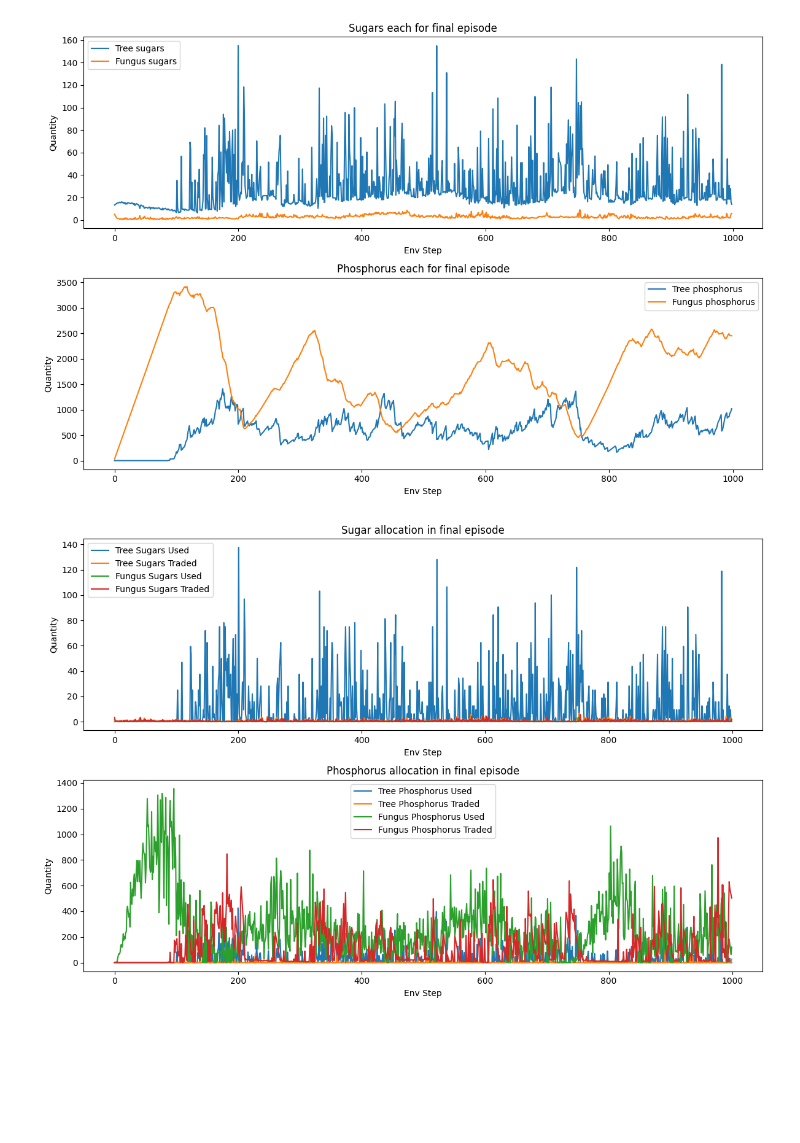
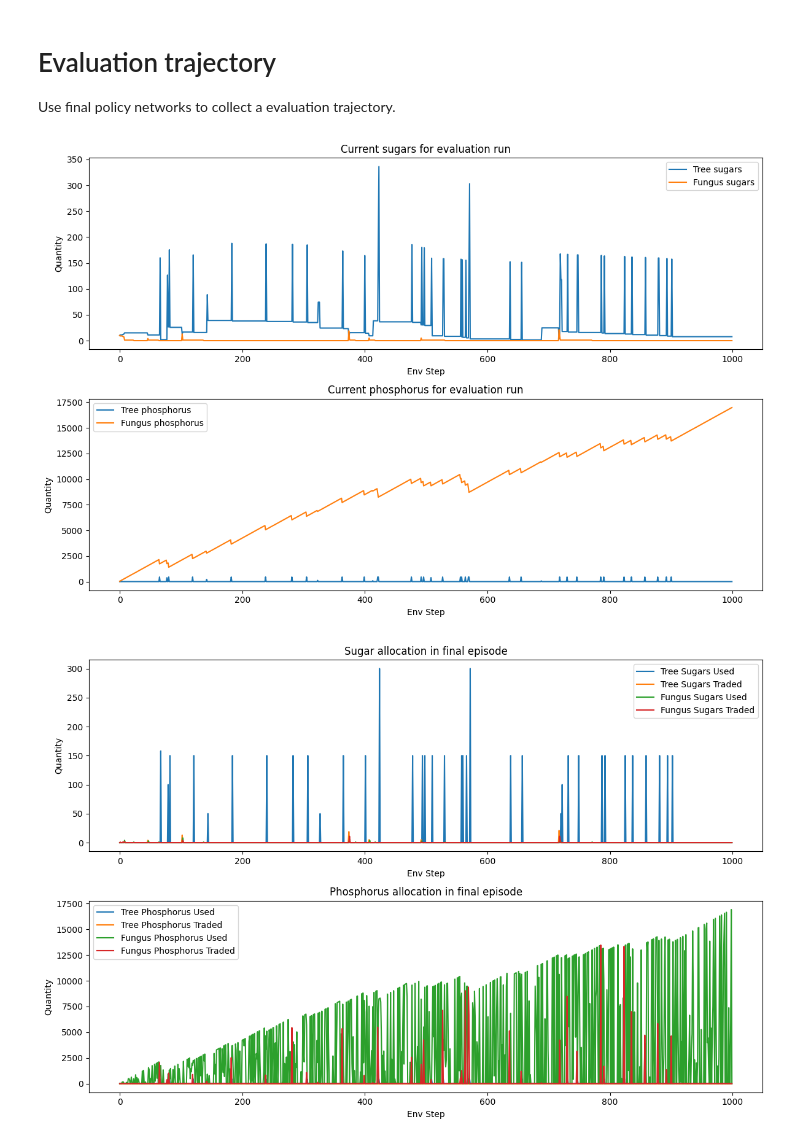
Before and after one commit to isaachcamp/marlplay, a Jupyter notebook: twoStwoR/implement_ppo.ipynb, the cells around one changed output. Drawn from its saved outputs; the diff is of its cells as text; code cells hidden in the pictures; blank space fills up the shorter version.

Commit message:
Collect trajectory using final policy networks for eval

```diff
--- a/twoStwoR/implement_ppo.ipynb
+++ b/twoStwoR/implement_ppo.ipynb
@@ -19,7 +20,7 @@ config = {
     "UPDATE_EPOCHS": 4,
     "NUM_MINIBATCHES": 4,
     "GAMMA": 0.99,
-    "GAE_LAMBDA": 0.98,
+    "GAE_LAMBDA": 0.95,
     "VF_COEF": 0.5,
     "ENT_COEF": 0.01,
     "CLIP_EPS": 0.2,
@@ -29,7 +30,7 @@ config = {
     "GRID_SIZE": 10,
 }
 # %%
-train_fn = make_train(config)
+train_fn = ppo.make_train(config)
 rng = jax.random.PRNGKey(config["SEED"])
 out = train_fn(rng)
 train_state, env_state, obs, rng = out['runner_state']
@@ -234,0 +195,3 @@ plt.show()
+# %% [markdown]
+# Evaluation trajectory
+Use final policy networks to collect a evaluation trajectory.
@@ -235,12 +247,14 @@ plt.show()
+# %%
+env_state, done, info = collect_eval_traj(rng, train_state)
 # %%
 fig, axs = plt.subplots(2, 1, figsize=(12, 8))
-axs[0].plot(last_complete_episode(tree_s_episodes.mean(axis=0))[:-1], label='Tree sugars')
-axs[0].plot(last_complete_episode(fungus_s_episodes.mean(axis=0))[:-1], label='Fungus sugars')
-axs[0].set_title('Sugars each for final episode')
+axs[0].plot(env_state.tree_agent.sugars, label='Tree sugars')
+axs[0].plot(env_state.fungus_agent.sugars, label='Fungus sugars')
+axs[0].set_title('Current sugars for evaluation run')
 
-axs[1].plot(last_complete_episode(tree_p_episodes.mean(axis=0))[:-1], label='Tree phosphorus')
-axs[1].plot(last_complete_episode(fungus_p_episodes.mean(axis=0))[:-1], label='Fungus phosphorus')
-axs[1].set_title('Phosphorus each for final episode')
+axs[1].plot(env_state.tree_agent.phosphorus, label='Tree phosphorus')
+axs[1].plot(env_state.fungus_agent.phosphorus, label='Fungus phosphorus')
+axs[1].set_title('Current phosphorus for evaluation run')
 
 for ax in axs.flat:
     ax.set_xlabel('Env Step')
@@ -249,7 +263,7 @@ for ax in axs.flat:
 
 plt.tight_layout()
 
-plt.savefig(opath / f"final_complete_episode_sugars_phosphorus_{RUN_NAME}.png", bbox_inches='tight', dpi=300)
+plt.savefig(opath / f"eval_episode_sugars_phosphorus_{RUN_NAME}.png", bbox_inches='tight', dpi=300)
 plt.show()
 # %% [output]
-[figure, old version]
+[figure, new version]
@@ -266,25 +270,25 @@ fungus_p_trade_final_episode = last_complete_episode(fungus_p_trade_episodes.mea
 # %%
 fig, axs = plt.subplots(2, 1, figsize=(12, 8))
 
-axs[0].plot(tree_s_used_final_episode, label='Tree Sugars Used')
-axs[0].plot(tree_s_trade_final_episode, label='Tree Sugars Traded')
-axs[0].plot(fungus_s_used_final_episode, label='Fungus Sugars Used')
-axs[0].plot(fungus_s_trade_final_episode, label='Fungus Sugars Traded')
+axs[0].plot(info['tree']['sugars_used'], label='Tree Sugars Used')
+axs[0].plot(info['tree']['s_trade'], label='Tree Sugars Traded')
+axs[0].plot(info['fungus']['sugars_used'], label='Fungus Sugars Used')
+axs[0].plot(info['fungus']['s_trade'], label='Fungus Sugars Traded')
 axs[0].set_title('Sugar allocation in final episode')
 
-axs[1].plot(tree_p_used_final_episode, label='Tree Phosphorus Used')
-axs[1].plot(tree_p_trade_final_episode, label='Tree Phosphorus Traded')
-axs[1].plot(fungus_p_used_final_episode, label='Fungus Phosphorus Used')
-axs[1].plot(fungus_p_trade_final_episode, label='Fungus Phosphorus Traded')
+axs[1].plot(info['tree']['phosphorus_used'], label='Tree Phosphorus Used')
+axs[1].plot(info['tree']['p_trade'], label='Tree Phosphorus Traded')
+axs[1].plot(info['fungus']['phosphorus_used'], label='Fungus Phosphorus Used')
+axs[1].plot(info['fungus']['p_trade'], label='Fungus Phosphorus Traded')
 axs[1].set_title('Phosphorus allocation in final episode')
 
 for ax in axs.flat:
     ax.set_xlabel('Env Step')
     ax.set_ylabel('Quantity')
     ax.legend()
 
 plt.tight_layout()
-plt.savefig(opath / f"final_episode_sugars_phosphorus_usage_{RUN_NAME}.png", bbox_inches='tight', dpi=300)
+plt.savefig(opath / f"eval_episode_sugars_phosphorus_usage_{RUN_NAME}.png", bbox_inches='tight', dpi=300)
 plt.show()
 # %% [output]
-[figure, old version]
+[figure, new version]
```
Also changed, not shown: parts of 18 cells of this notebook.
